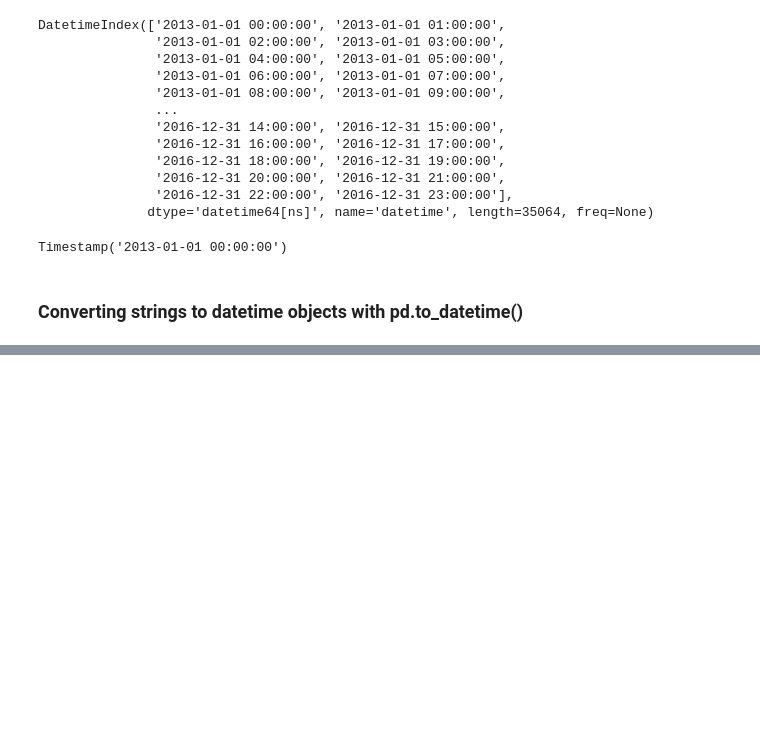
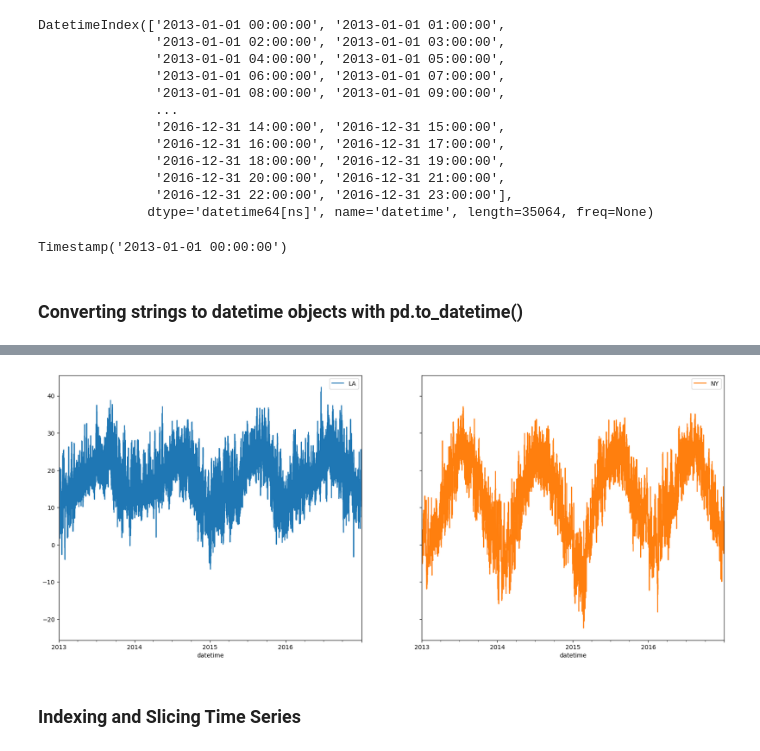
Before and after one commit to PrzemyslawLagosz/python, a Jupyter notebook: UDEMY/PANDAS/Course_Materials_Part4/Video_Lecture_NBs/NB_17_TImeSeries_mine.ipynb, the cells around one changed output, grey strips where cells are left out. Cells and saved outputs as stored; diff of their text form; code cells hidden in the pictures; blank space fills up the shorter version.

```diff
--- a/UDEMY/PANDAS/Course_Materials_Part4/Video_Lecture_NBs/NB_17_TImeSeries_mine.ipynb
+++ b/UDEMY/PANDAS/Course_Materials_Part4/Video_Lecture_NBs/NB_17_TImeSeries_mine.ipynb
@@ -54,0 +53,2 @@ temp = pd.re
+# %%
+temp = pd.read_csv("temp.csv")
@@ -54,0 +98,3 @@ temp = pd.re
+# %%
+temp = temp.set_index(pd.to_datetime(temp.datetime)).drop(columns= "datetime")
+temp
@@ -54,0 +161,7 @@ temp = pd.re
+# %%
+temp.plot(figsize= (20,8), subplots= True, layout= (1, 2), sharey= True)
+plt.show()
+# %% [output]
+[figure, added]
+# %% [markdown]
+### Indexing and Slicing Time Series
```
Also changed, not shown: parts of 65 cells of this notebook, 2 other files.
